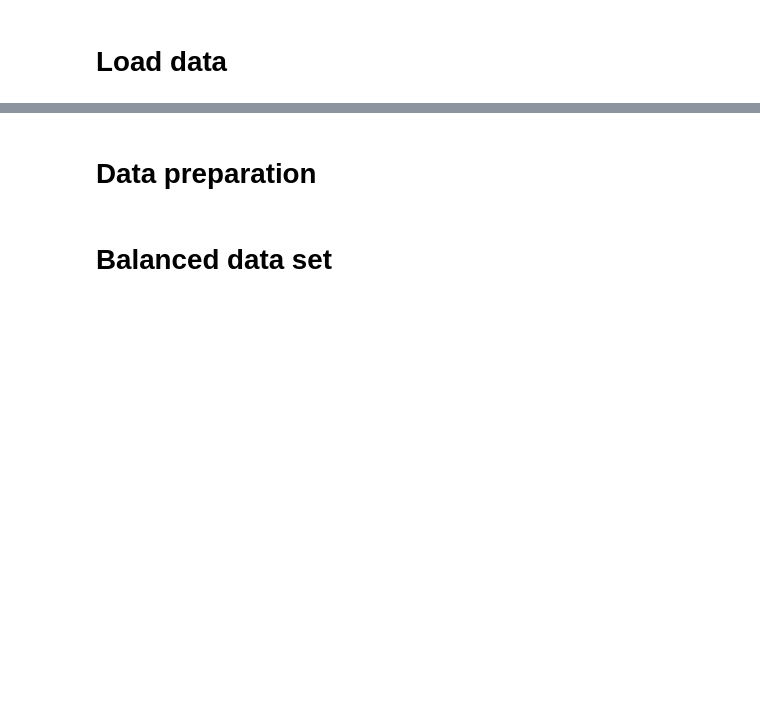
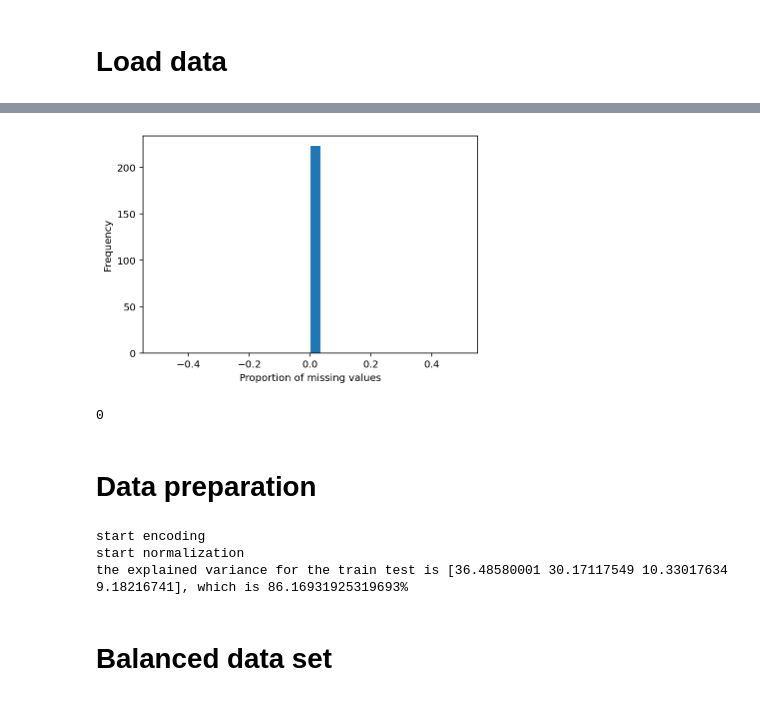
Before and after one commit to jeorme/QuantumFraudDetection, a Jupyter notebook: Classical.ipynb, the cells around one changed output, grey strips where cells are left out. Drawn from its saved outputs; the diff is of its cells as text; code cells hidden in the pictures; blank space fills up the shorter version.

```diff
--- a/Classical.ipynb
+++ b/Classical.ipynb
@@ -93,12 +102,16 @@ for i in range(X_train.shape[1]):
 # %%
 # proporation of missing values
-missPropor = [(X_train[col].isnull().sum()) / (X_train.shape[0]) for col in X_train.columns]
+missPropor = [(X_train_preprocess[col].isnull().sum()) / (X_train_preprocess.shape[0]) for col in X_train_preprocess.columns]
 plt.hist(missPropor, bins=30)
 plt.ylabel("Frequency")
 plt.xlabel("Proportion of missing values")
 plt.show()
+# %% [output]
+[figure, added]
 # %%
-X_train.isna().sum().sum()
+X_train_preprocess.isna().sum().sum()
+# %% [output]
+0
 # %% [markdown]
 # Data preparation
 # %%
@@ -147,8 +160,12 @@ def applyPCA(nb_components,train):
 
     return X_le_pca
 # %%
-X_le_pca = encode_normalize(X_train)
-X_le_pca = applyPCA(3,X_le_pca)
+X_le_pca = encode_normalize(X_train_preprocess)
+X_le_pca = applyPCA(4,X_le_pca)
+# %% [output]
+start encoding
+start normalization
+the explained variance for the train test is [36.48580001 30.17117549 10.33017634  9.18216741], which is 86.16931925319693%
 # %% [markdown]
 # Balanced data set
 # %%
```
Also changed, not shown: parts of 26 cells of this notebook, 5 other files.
